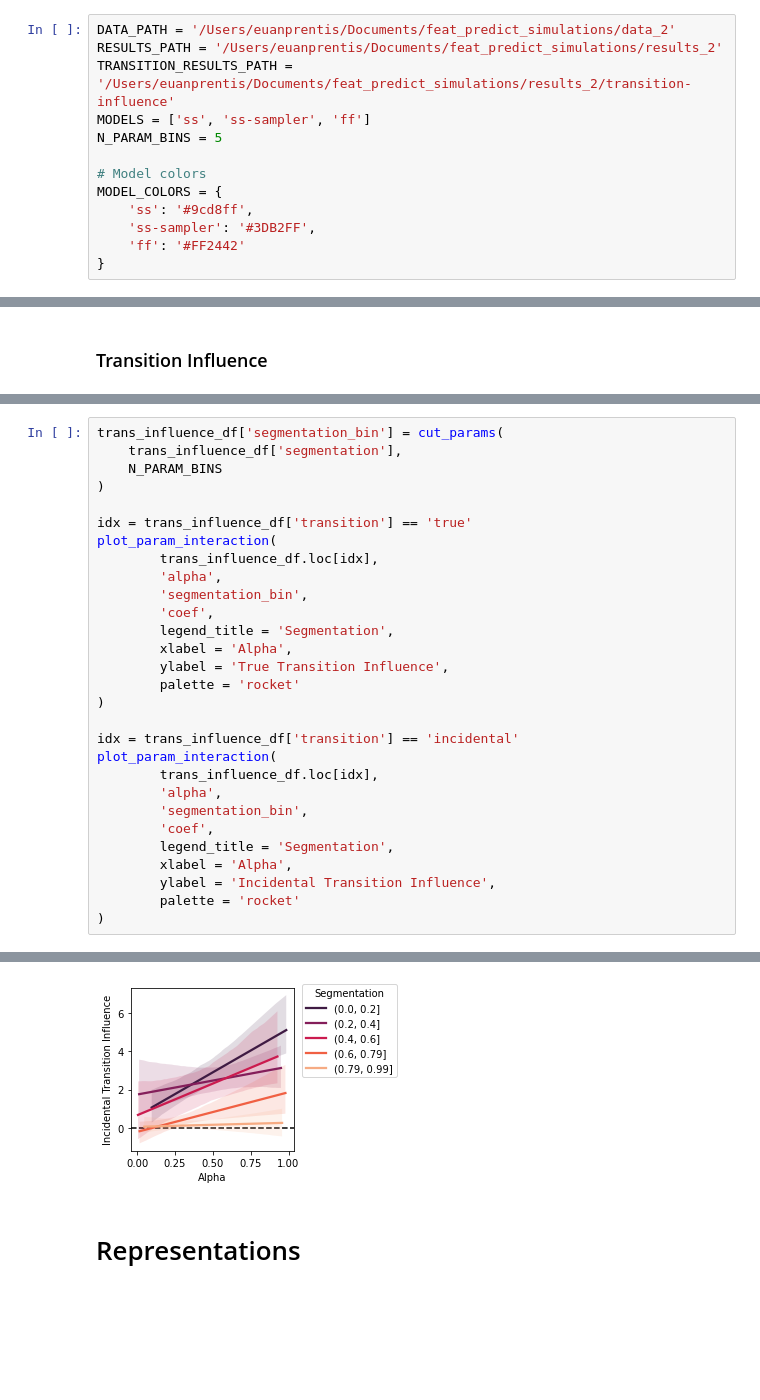
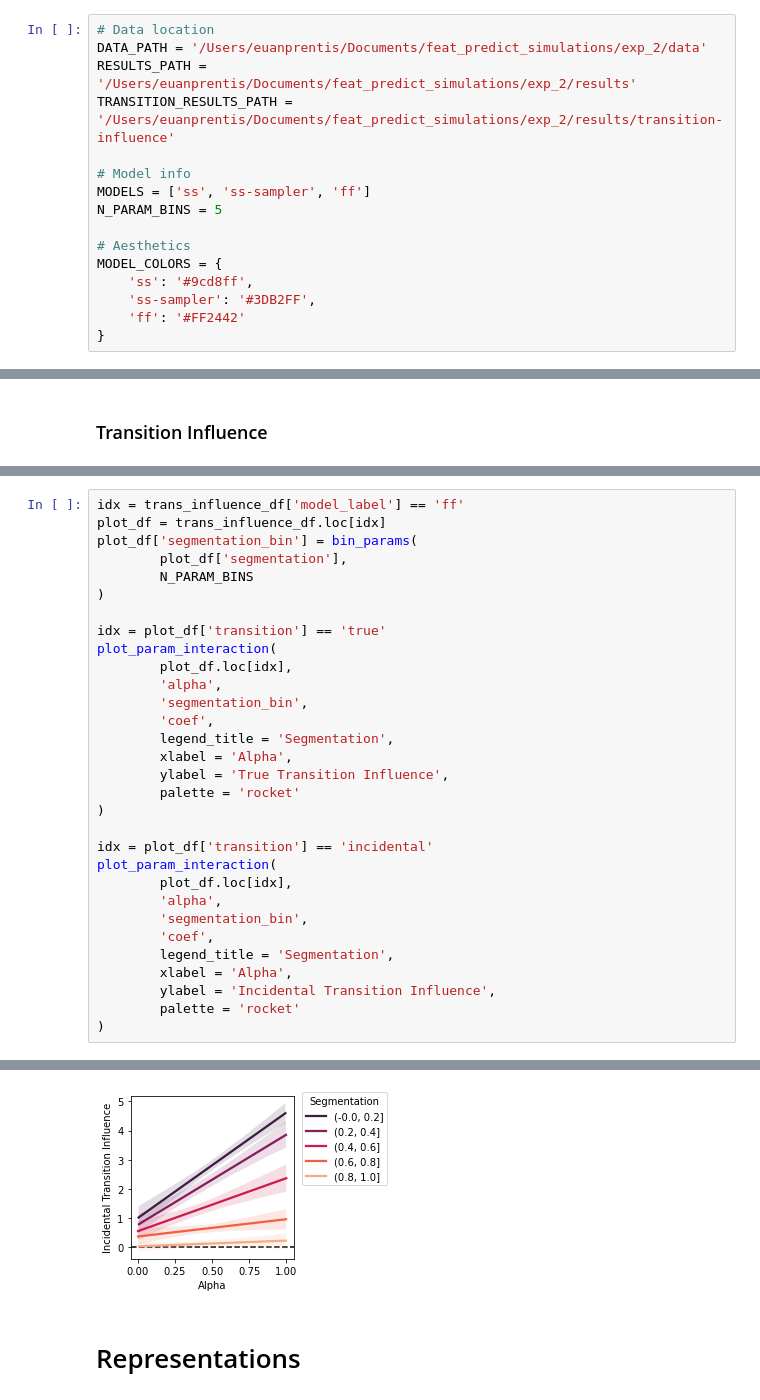
Before and after one commit to BakkourLabRepo/feat-predict_models, a Jupyter notebook: notebooks/exp_2/simulations.ipynb, the cells around one changed output, grey strips where cells are left out. Cells and saved outputs as stored; diff of their text form; blank space fills up the shorter version.

```diff
--- a/notebooks/simulations.ipynb
+++ b/notebooks/exp_2/simulations.ipynb
@@ -10,13 +10,16 @@ import arviz as az
 from os import listdir
 import pickle
 # %%
-DATA_PATH = '/Users/euanprentis/Documents/feat_predict_simulations/data_2'
-RESULTS_PATH = '/Users/euanprentis/Documents/feat_predict_simulations/results_2'
-TRANSITION_RESULTS_PATH = '/Users/euanprentis/Documents/feat_predict_simulations/results_2/transition-influence'
+# Data location
+DATA_PATH = '/Users/euanprentis/Documents/feat_predict_simulations/exp_2/data'
+RESULTS_PATH = '/Users/euanprentis/Documents/feat_predict_simulations/exp_2/results'
+TRANSITION_RESULTS_PATH = '/Users/euanprentis/Documents/feat_predict_simulations/exp_2/results/transition-influence'
+
+# Model info
 MODELS = ['ss', 'ss-sampler', 'ff']
 N_PARAM_BINS = 5
 
-# Model colors
+# Aesthetics
 MODEL_COLORS = {
     'ss': '#9cd8ff',
     'ss-sampler': '#3DB2FF',
@@ -852,12 +983,14 @@ sns.regplot(
 # %%
-trans_influence_df['segmentation_bin'] = cut_params(
-    trans_influence_df['segmentation'],
-    N_PARAM_BINS
+idx = trans_influence_df['model_label'] == 'ff'
+plot_df = trans_influence_df.loc[idx]
+plot_df['segmentation_bin'] = bin_params(
+        plot_df['segmentation'],
+        N_PARAM_BINS
 )
 
-idx = trans_influence_df['transition'] == 'true'
+idx = plot_df['transition'] == 'true'
 plot_param_interaction(
-        trans_influence_df.loc[idx],
+        plot_df.loc[idx],
         'alpha',
         'segmentation_bin',
         'coef',
@@ -867,9 +1000,9 @@ plot_param_interaction(
         palette = 'rocket'
 )
 
-idx = trans_influence_df['transition'] == 'incidental'
+idx = plot_df['transition'] == 'incidental'
 plot_param_interaction(
-        trans_influence_df.loc[idx],
+        plot_df.loc[idx],
         'alpha',
         'segmentation_bin',
         'coef',
@@ -883,4 +1021,4 @@ plot_param_interaction(
-[figure, old version]
+[figure, new version]
 # %% [markdown]
 # Representations
 # %%
```
Also changed, not shown: parts of 9 cells of this notebook, 2 other files.
